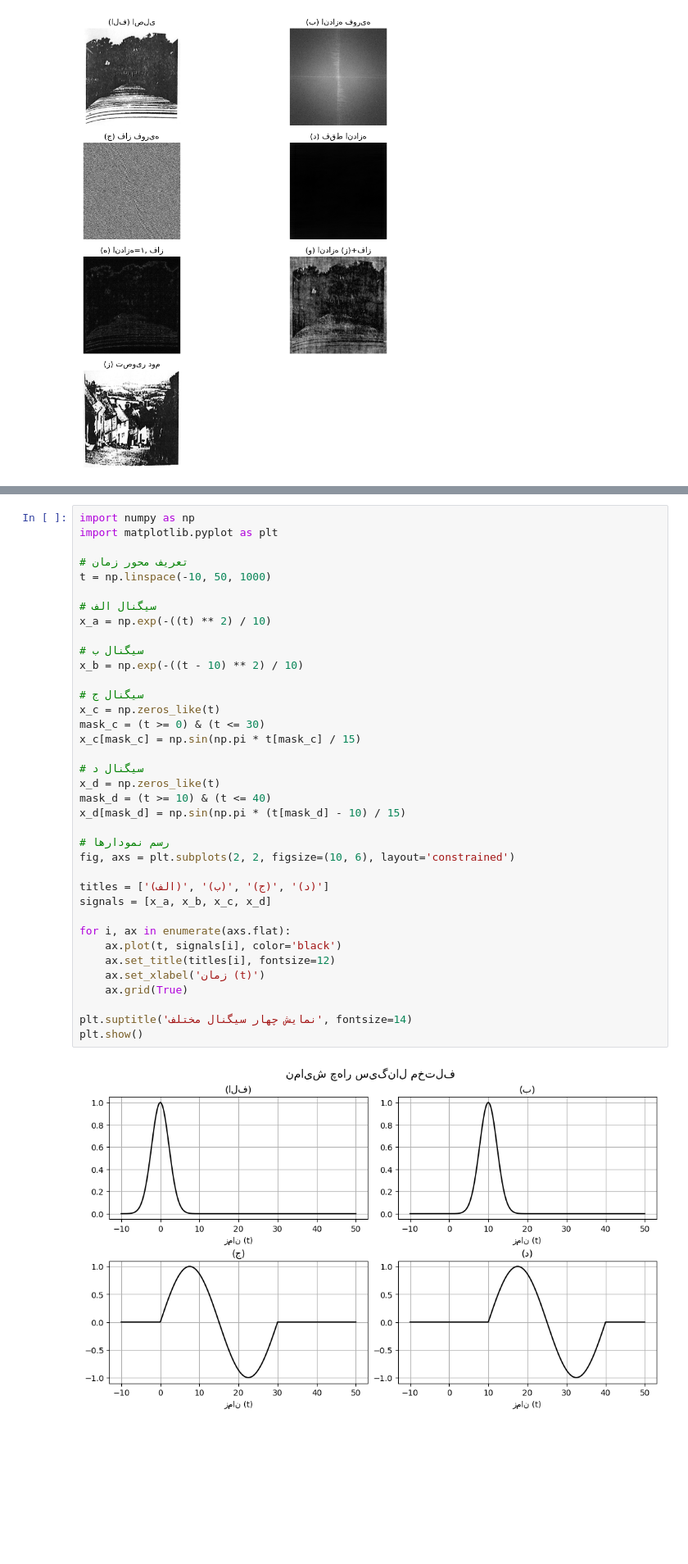
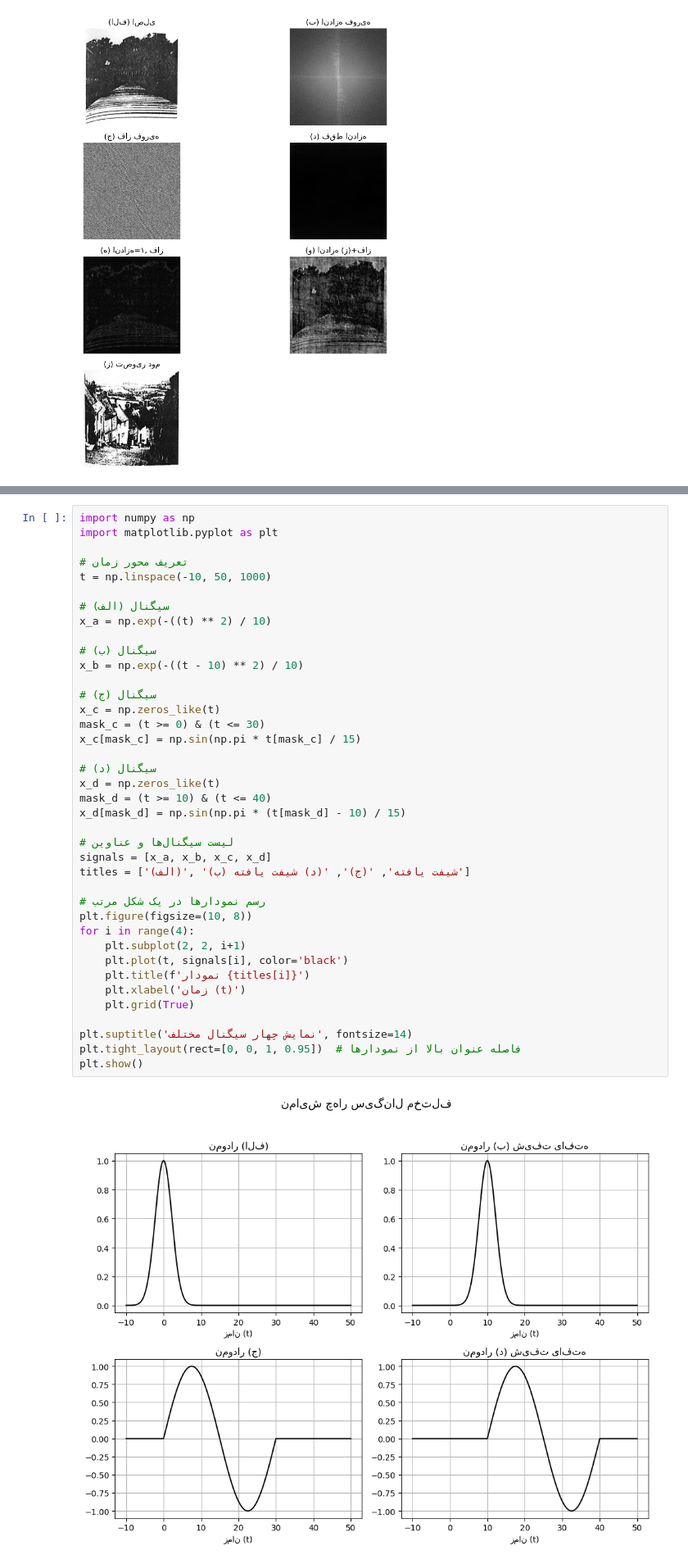
Before and after one commit to tayebehemati/DSP, a Jupyter notebook: ch6-page(383 to 394).ipynb, the cells around one changed output, grey strips where cells are left out. Shown at 82% size. Drawn from its saved outputs; the diff is of its cells as text; blank space fills up the shorter version.

```diff
--- a/ch6-page(383 to 394).ipynb
+++ b/ch6-page(383 to 394).ipynb
@@ -323,42 +323,44 @@ $$
 # %%
 import numpy as np
 import matplotlib.pyplot as plt
 
 # تعریف محور زمان
 t = np.linspace(-10, 50, 1000)
 
-# سیگنال الف
+# سیگنال (الف)
 x_a = np.exp(-((t) ** 2) / 10)
 
-# سیگنال ب
+# سیگنال (ب)
 x_b = np.exp(-((t - 10) ** 2) / 10)
 
-# سیگنال ج
+# سیگنال (ج)
 x_c = np.zeros_like(t)
 mask_c = (t >= 0) & (t <= 30)
 x_c[mask_c] = np.sin(np.pi * t[mask_c] / 15)
 
-# سیگنال د
+# سیگنال (د)
 x_d = np.zeros_like(t)
 mask_d = (t >= 10) & (t <= 40)
 x_d[mask_d] = np.sin(np.pi * (t[mask_d] - 10) / 15)
 
-# رسم نمودارها
-fig, axs = plt.subplots(2, 2, figsize=(10, 6), layout='constrained')
+# لیست سیگنال‌ها و عناوین
+signals = [x_a, x_b, x_c, x_d]
+titles = ['(الف)', '(ب) شیفت یافته', '(ج)', '(د) شیفت یافته']
 
-titles = ['(الف)', '(ب)', '(ج)', '(د)']
-signals = [x_a, x_b, x_c, x_d]
-
-for i, ax in enumerate(axs.flat):
-    ax.plot(t, signals[i], color='black')
-    ax.set_title(titles[i], fontsize=12)
-    ax.set_xlabel('زمان (t)')
-    ax.grid(True)
+# رسم نمودارها در یک شکل مرتب
+plt.figure(figsize=(10, 8))
+for i in range(4):
+    plt.subplot(2, 2, i+1)
+    plt.plot(t, signals[i], color='black')
+    plt.title(f'نمودار {titles[i]}')
+    plt.xlabel('زمان (t)')
+    plt.grid(True)
 
 plt.suptitle('نمایش چهار سیگنال مختلف', fontsize=14)
+plt.tight_layout(rect=[0, 0, 1, 0.95])  # فاصله عنوان بالا از نمودارها
 plt.show()
 # %% [output]
-[figure, old version]
+[figure, new version]
 # %%
 import numpy as np
 import matplotlib.pyplot as plt
```
Also changed, not shown: parts of 4 cells of this notebook.
